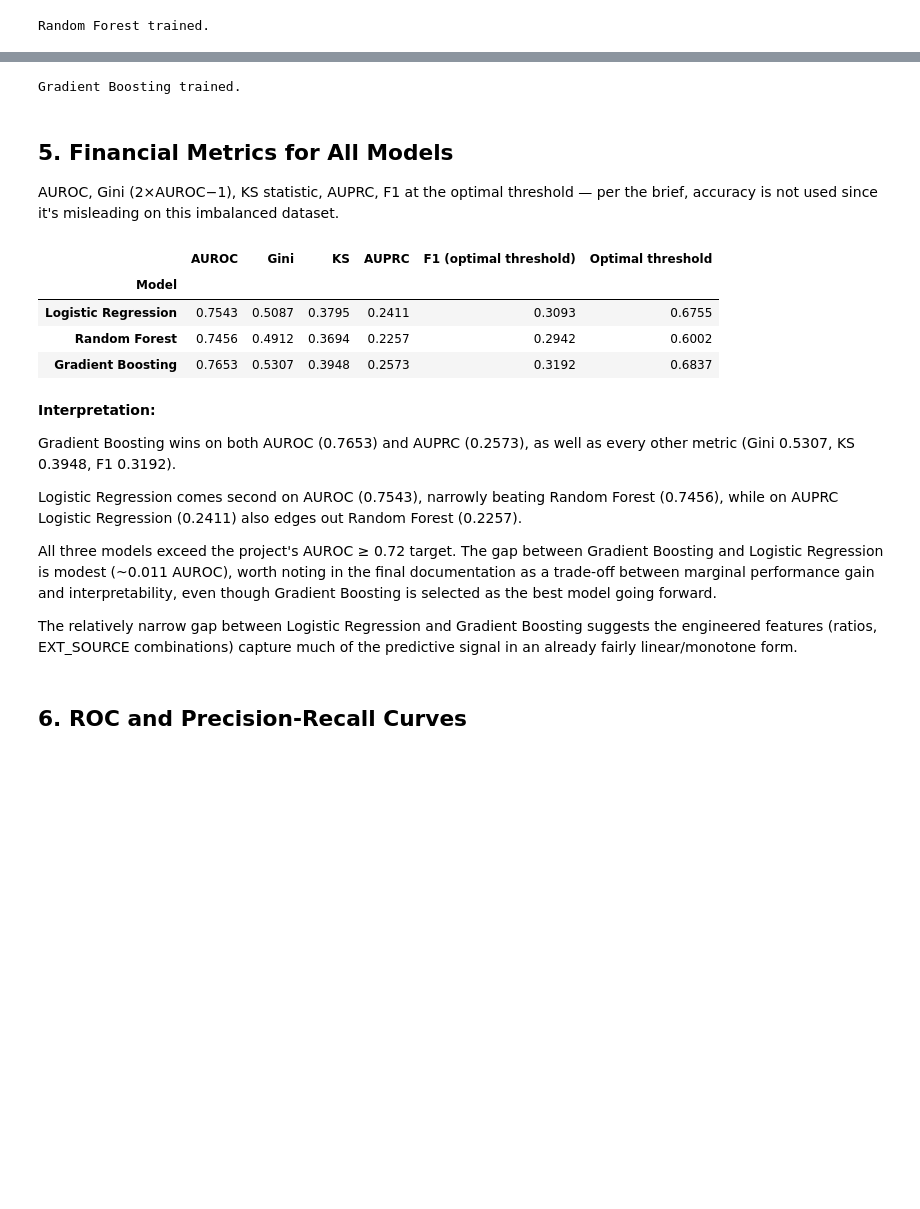
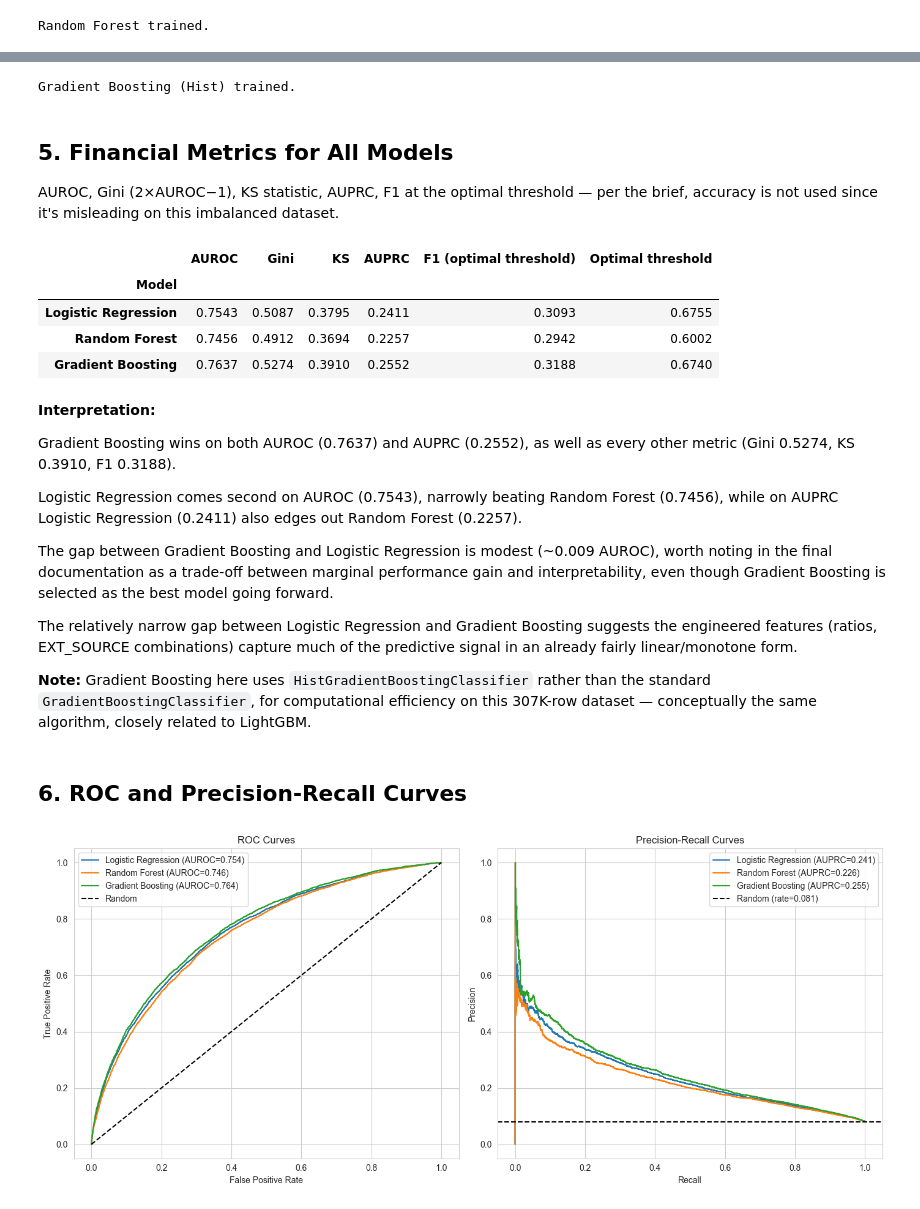
Before and after one commit to jarviscanada/jarvis_data_eng_SamiaCarchaf, a Jupyter notebook: capstone/notebooks/04_modeling.ipynb, the cells around one changed output, grey strips where cells are left out. Drawn from its saved outputs; the diff is of its cells as text; code cells hidden in the pictures; blank space fills up the shorter version.

```diff
--- a/capstone/notebooks/04_modeling.ipynb
+++ b/capstone/notebooks/04_modeling.ipynb
@@ -74,13 +77,10 @@ Random Forest trained.
 # %%
-from sklearn.utils.class_weight import compute_sample_weight
-
-sample_weights = compute_sample_weight(class_weight='balanced', y=y_train)
-
-gb = GradientBoostingClassifier(n_estimators=200, max_depth=4, learning_rate=0.05, random_state=42)
-gb.fit(X_train, y_train, sample_weight=sample_weights)
-print("Gradient Boosting trained.")
+gb = HistGradientBoostingClassifier(max_iter=200, max_depth=4, learning_rate=0.05,
+                                      class_weight='balanced', random_state=42)
+gb.fit(X_train, y_train)
+print("Gradient Boosting (Hist) trained.")
 # %% [output]
-Gradient Boosting trained.
+Gradient Boosting (Hist) trained.
 # %% [markdown]
 ## 5. Financial Metrics for All Models
 
@@ -138,16 +138,48 @@ results_df.round(4)
 | Model |  |  |  |  |  |  |
 | Logistic Regression | 0.7543 | 0.5087 | 0.3795 | 0.2411 | 0.3093 | 0.6755 |
 | Random Forest | 0.7456 | 0.4912 | 0.3694 | 0.2257 | 0.2942 | 0.6002 |
-| Gradient Boosting | 0.7653 | 0.5307 | 0.3948 | 0.2573 | 0.3192 | 0.6837 |
+| Gradient Boosting | 0.7637 | 0.5274 | 0.3910 | 0.2552 | 0.3188 | 0.6740 |
 # %% [markdown]
 **Interpretation:**
 
-Gradient Boosting wins on both AUROC (0.7653) and AUPRC (0.2573), as well as every other metric (Gini 0.5307, KS 0.3948, F1 0.3192).
+Gradient Boosting wins on both AUROC (0.7637) and AUPRC (0.2552), as well as every other metric (Gini 0.5274, KS 0.3910, F1 0.3188).
 
 Logistic Regression comes second on AUROC (0.7543), narrowly beating Random Forest (0.7456), while on AUPRC Logistic Regression (0.2411) also edges out Random Forest (0.2257).
 
-All three models exceed the project's AUROC ≥ 0.72 target. The gap between Gradient Boosting and Logistic Regression is modest (~0.011 AUROC), worth noting in the final documentation as a trade-off between marginal performance gain and interpretability, even though Gradient Boosting is selected as the best model going forward.
+The gap between Gradient Boosting and Logistic Regression is modest (~0.009 AUROC), worth noting in the final documentation as a trade-off between marginal performance gain and interpretability, even though Gradient Boosting is selected as the best model going forward.
 
 The relatively narrow gap between Logistic Regression and Gradient Boosting suggests the engineered features (ratios, EXT_SOURCE combinations) capture much of the predictive signal in an already fairly linear/monotone form.
+
+**Note:** Gradient Boosting here uses `HistGradientBoostingClassifier` rather than the standard `GradientBoostingClassifier`, for computational efficiency on this 307K-row dataset — conceptually the same algorithm, closely related to LightGBM.
 # %% [markdown]
 ## 6. ROC and Precision-Recall Curves
+# %%
+fig, axes = plt.subplots(1, 2, figsize=(14, 6))
+
+for name, proba in proba_dict.items():
+    fpr, tpr, _ = roc_curve(y_test, proba)
+    axes[0].plot(fpr, tpr, label=f'{name} (AUROC={roc_auc_score(y_test, proba):.3f})')
+
+axes[0].plot([0, 1], [0, 1], 'k--', label='Random')
+axes[0].set_xlabel('False Positive Rate')
+axes[0].set_ylabel('True Positive Rate')
+axes[0].set_title('ROC Curves')
+axes[0].legend()
+
+for name, proba in proba_dict.items():
+    precision, recall, _ = precision_recall_curve(y_test, proba)
+    axes[1].plot(recall, precision, label=f'{name} (AUPRC={average_precision_score(y_test, proba):.3f})')
+
+baseline_rate = y_test.mean()
+axes[1].axhline(baseline_rate, color='k', linestyle='--', label=f'Random (rate={baseline_rate:.3f})')
+axes[1].set_xlabel('Recall')
+axes[1].set_ylabel('Precision')
+axes[1].set_title('Precision-Recall Curves')
+axes[1].legend()
+
+plt.tight_layout()
+os.makedirs('../figs', exist_ok=True)
+plt.savefig('../figs/roc_pr_curves.png', dpi=300)
+plt.show()
+# %% [output]
+[figure, added]
```
Also changed, not shown: parts of 12 cells of this notebook, 3 other files.
